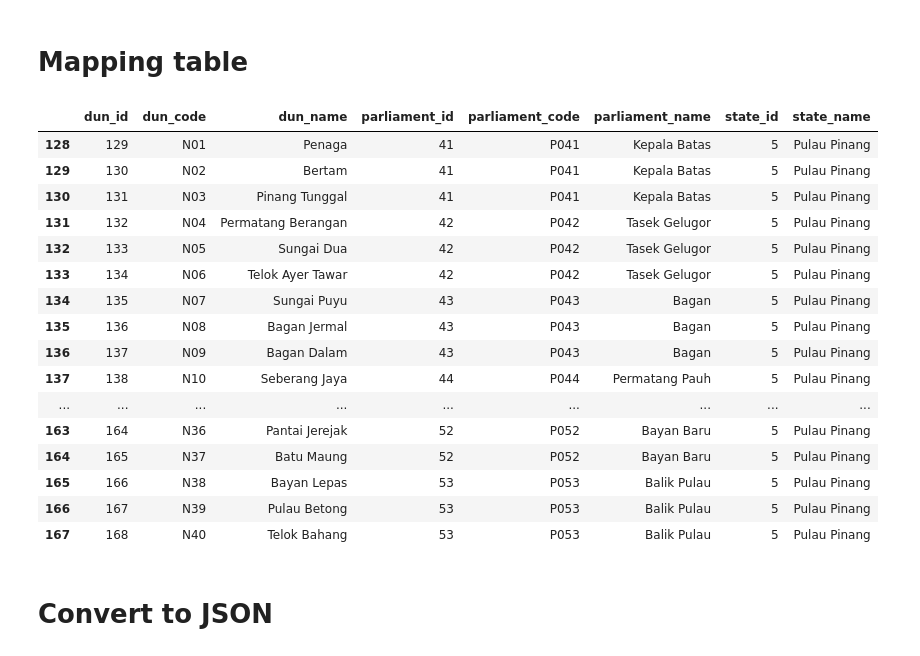
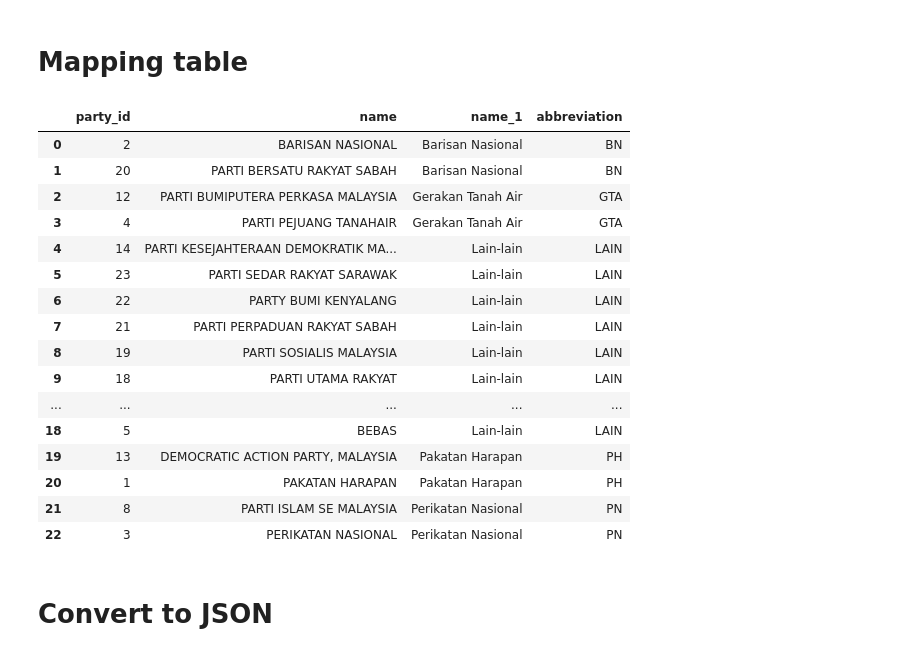
Before and after one commit to INVOKE-Analytics/prn_calon_scraper, a Jupyter notebook: scrap.ipynb, the cells around one changed output. Drawn from its saved outputs; the diff is of its cells as text; code cells hidden in the pictures.

```diff
--- a/scrap.ipynb
+++ b/scrap.ipynb
@@ -2575,26 +2575,26 @@ df_dun_selangor = df_duns.loc[df_duns["state_name"] == "Selangor"]
 df_party_new = df_party.loc[
     df_party["name"].isin(["BARISAN NASIONAL", "PAKATAN HARAPAN", "PERIKATAN NASIONAL"])
 ]
-# %%
-df_dun_pinang
-# %% [output]
-|  | dun_id | dun_code | dun_name | parliament_id | parliament_code | parliament_name | state_id | state_name |
-| 128 | 129 | N01 | Penaga | 41 | P041 | Kepala Batas | 5 | Pulau Pinang |
-| 129 | 130 | N02 | Bertam | 41 | P041 | Kepala Batas | 5 | Pulau Pinang |
-| 130 | 131 | N03 | Pinang Tunggal | 41 | P041 | Kepala Batas | 5 | Pulau Pinang |
-| 131 | 132 | N04 | Permatang Berangan | 42 | P042 | Tasek Gelugor | 5 | Pulau Pinang |
-| 132 | 133 | N05 | Sungai Dua | 42 | P042 | Tasek Gelugor | 5 | Pulau Pinang |
-| 133 | 134 | N06 | Telok Ayer Tawar | 42 | P042 | Tasek Gelugor | 5 | Pulau Pinang |
-| 134 | 135 | N07 | Sungai Puyu | 43 | P043 | Bagan | 5 | Pulau Pinang |
-| 135 | 136 | N08 | Bagan Jermal | 43 | P043 | Bagan | 5 | Pulau Pinang |
-| 136 | 137 | N09 | Bagan Dalam | 43 | P043 | Bagan | 5 | Pulau Pinang |
-| 137 | 138 | N10 | Seberang Jaya | 44 | P044 | Permatang Pauh | 5 | Pulau Pinang |
-| ... | ... | ... | ... | ... | ... | ... | ... | ... |
-| 163 | 164 | N36 | Pantai Jerejak | 52 | P052 | Bayan Baru | 5 | Pulau Pinang |
-| 164 | 165 | N37 | Batu Maung | 52 | P052 | Bayan Baru | 5 | Pulau Pinang |
-| 165 | 166 | N38 | Bayan Lepas | 53 | P053 | Balik Pulau | 5 | Pulau Pinang |
-| 166 | 167 | N39 | Pulau Betong | 53 | P053 | Balik Pulau | 5 | Pulau Pinang |
-| 167 | 168 | N40 | Telok Bahang | 53 | P053 | Balik Pulau | 5 | Pulau Pinang |
+# %%
+df_party
+# %% [output]
+|  | party_id | name | name_1 | abbreviation |
+| 0 | 2 | BARISAN NASIONAL | Barisan Nasional | BN |
+| 1 | 20 | PARTI BERSATU RAKYAT SABAH | Barisan Nasional | BN |
+| 2 | 12 | PARTI BUMIPUTERA PERKASA MALAYSIA | Gerakan Tanah Air | GTA |
+| 3 | 4 | PARTI PEJUANG TANAHAIR | Gerakan Tanah Air | GTA |
+| 4 | 14 | PARTI KESEJAHTERAAN DEMOKRATIK MA... | Lain-lain | LAIN |
+| 5 | 23 | PARTI SEDAR RAKYAT SARAWAK | Lain-lain | LAIN |
+| 6 | 22 | PARTY BUMI KENYALANG | Lain-lain | LAIN |
+| 7 | 21 | PARTI PERPADUAN RAKYAT SABAH | Lain-lain | LAIN |
+| 8 | 19 | PARTI SOSIALIS MALAYSIA | Lain-lain | LAIN |
+| 9 | 18 | PARTI UTAMA RAKYAT | Lain-lain | LAIN |
+| ... | ... | ... | ... | ... |
+| 18 | 5 | BEBAS | Lain-lain | LAIN |
+| 19 | 13 | DEMOCRATIC ACTION PARTY, MALAYSIA | Pakatan Harapan | PH |
+| 20 | 1 | PAKATAN HARAPAN | Pakatan Harapan | PH |
+| 21 | 8 | PARTI ISLAM SE MALAYSIA | Perikatan Nasional | PN |
+| 22 | 3 | PERIKATAN NASIONAL | Perikatan Nasional | PN |
 # %%
 df_kedah_duns = df_kedah.merge(
     df_dun_kedah, left_on="Kod", right_on="dun_code", how="left"
```
Also changed, not shown: parts of 6 cells of this notebook, 2 other files.
